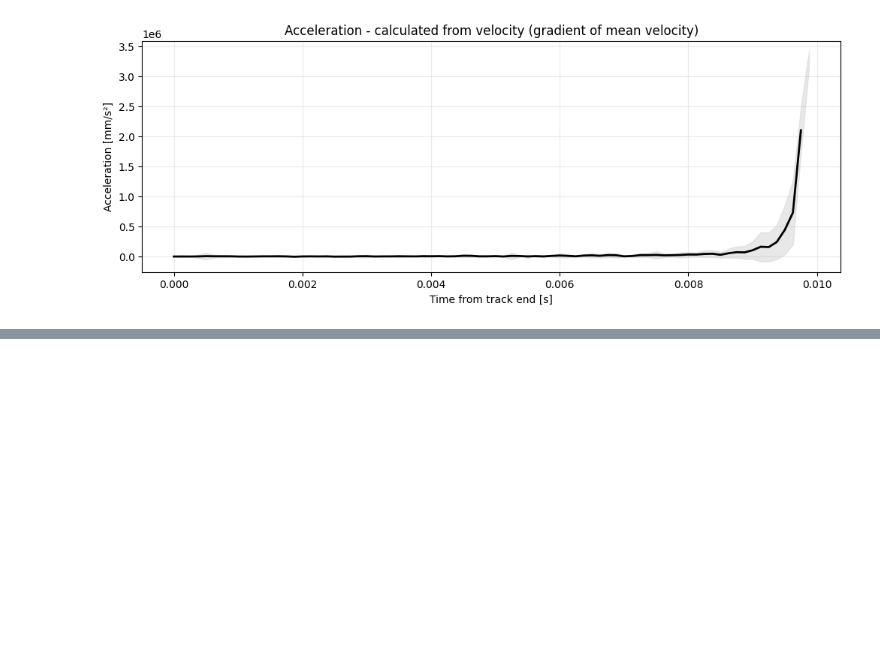
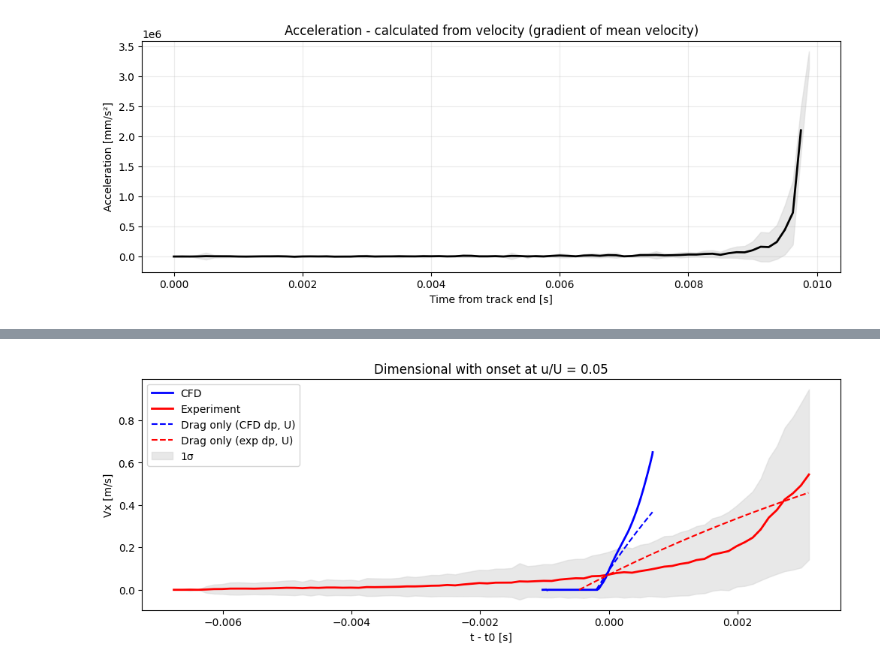
Before and after one commit to nico-ad/BISE-image-processing, a Jupyter notebook: velocity_analysis.IPYNB, the cells around one changed output, grey strips where cells are left out. Cells and saved outputs as stored; diff of their text form; code cells hidden in the pictures; blank space fills up the shorter version.

```diff
--- a/velocity_analysis.IPYNB
+++ b/velocity_analysis.IPYNB
@@ -563,0 +595,95 @@ print(mean_cluster_size)
+# %%
+# comparison cfd
+from scipy.integrate import solve_ivp
+
+cfd_data = pd.read_csv(f"Parquet data/cfd_vx_example.csv")
+# print(cfd_data.shape)
+
+rho_p, rho_f, nu = 2500.0, 1.2, 1.5e-5
+mu = rho_f*nu
+def taus(dp, U):
+    Re = U*dp/nu
+    tp = rho_p*dp**2/(18*mu)
+    f = 1 + 0.15*Re**0.687
+    return dict(Re=Re, tp=tp, tpe=tp/f, tf=dp/U)
+
+cfd = dict(dp=25.6e-6, U=1.818)
+U_inf=25; ustar=0.077*U_inf**0.808; zp=20e-6*ustar/nu
+exp_ = dict(dp=40e-6, U=ustar*zp)
+cfd.update(taus(cfd['dp'],cfd['U'])); exp_.update(taus(exp_['dp'],exp_['U']))
+
+# Data
+tc, vc = cfd_data.iloc[:, 0], cfd_data.iloc[:, 1]
+te, ve = time, mean_full_vel/1000
+
+# align data
+threshold = 0.05 # value of u/U
+def t_cross(t, v, U):
+    i = np.argmax(v/U > threshold)
+    # linear interp
+    return t[i-1] + (threshold - v[i-1]/U)*(t[i]-t[i-1])/((v[i]-v[i-1])/U)
+t0c = t_cross(tc, vc, cfd['U']); t0e = t_cross(te, ve, exp_['U'])
+
+# drag-only response from rest in uniform flow U (Schiller-Naumann):
+# dv/dt = (U - v) * (1 + 0.15 Re_rel^0.687) / tp, Re_rel = |U - v| dp / nu
+def drag_curve(p, t_end, n=2000):
+    rhs = lambda t, v: (p['U'] - v)*(1 + 0.15*(np.abs(p['U'] - v)*p['dp']/nu)**0.687)/p['tp']
+    # rhs = lambda t, v: (p['U'] - v)/p['tp']
+    t = np.linspace(0, t_end, n)
+    v = solve_ivp(rhs, (0, t_end), [0.0], t_eval=t, rtol=1e-8).y[0]
+    return t - t_cross(t, v, p['U']), v  # shifted to the same onset as the data
+
+tdc, vdc = drag_curve(cfd, 3*cfd['tpe'])
+tde, vde = drag_curve(exp_, 3*exp_['tpe'])
+# only draw the drag curves over the time range covered by the data
+mdc = tdc <= (tc-t0c).max()
+mde = tde <= (te-t0e).max()
+
+sigma_e = std_full_vel/1000
+
+fig, axes = plt.subplots(1, 1, figsize=(12, 4), sharex=True)
+axes.plot(
+    tc-t0c,
+    vc,
+    color='blue',
+    linewidth=2,
+    label='CFD',
+)
+axes.plot(
+    te-t0e,
+    ve,
+    color='red',
+    linewidth=2,
+    label='Experiment',
+)
+axes.plot(
+    tdc[mdc],
+    vdc[mdc],
+    color='blue',
+    linestyle='--',
+    linewidth=1.5,
+    label='Drag only (CFD dp, U)',
+)
+axes.plot(
+    tde[mde],
+    vde[mde],
+    color='red',
+    linestyle='--',
+    linewidth=1.5,
+    label='Drag only (exp dp, U)',
+)
+
+axes.fill_between(
+    te-t0e,
+    ve - sigma_e,
+    ve + sigma_e,
+    color='lightgray',
+    alpha=0.5,
+    label='1σ',
+)
+axes.legend()
+axes.set_ylabel("Vx [m/s]")
+axes.set_xlabel("t - t0 [s]")
+axes.title.set_text("Dimensional with onset at u/U = 0.05")
+# %% [output]
+[figure, added]
```
Also changed, not shown: parts of 7 cells of this notebook, 1 other file.
